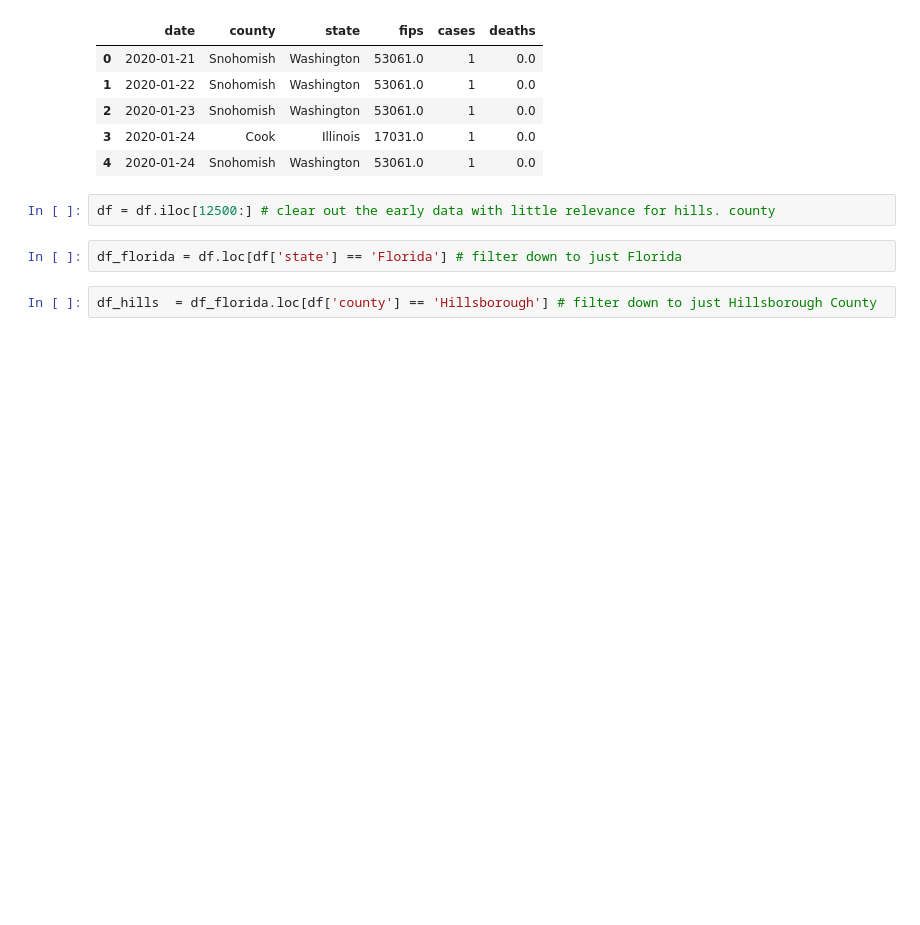
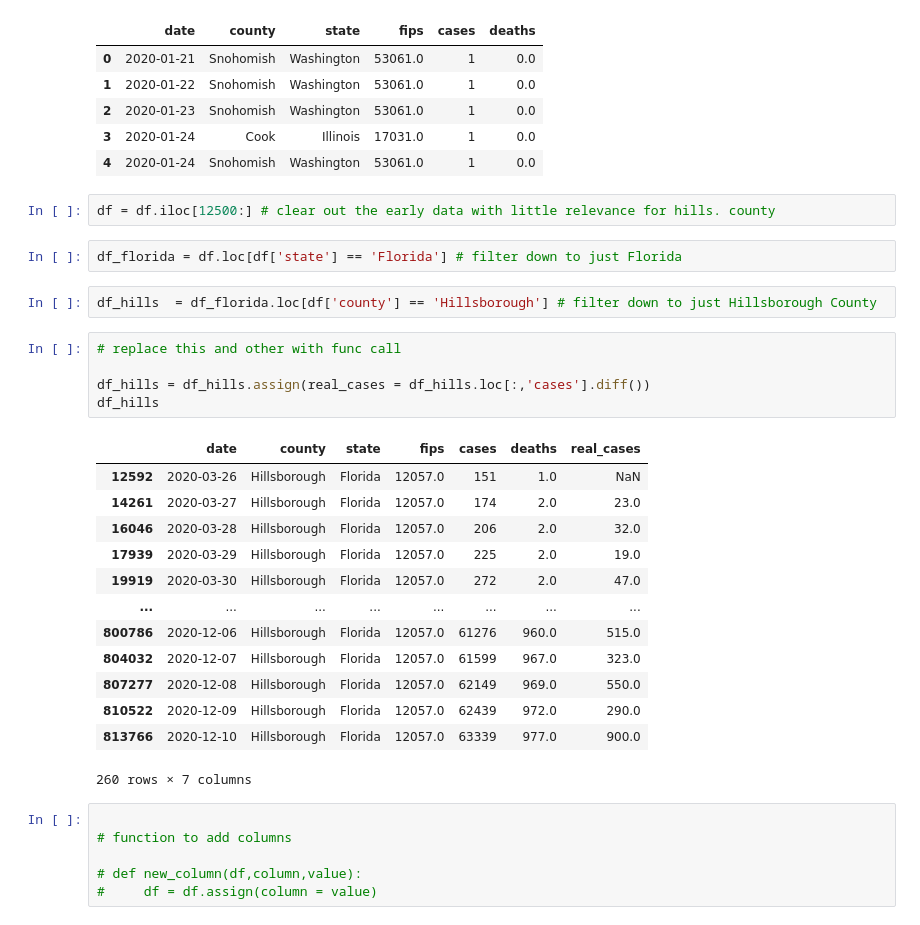
Before and after one commit to jaminotte/hillsborough_covid_odds, a Jupyter notebook: Hills County Covid Density.ipynb, the cells around one changed output. Drawn from its saved outputs; the diff is of its cells as text; blank space fills up the shorter version.

```diff
--- a/Hills County Covid Density.ipynb
+++ b/Hills County Covid Density.ipynb
@@ -23,3 +24,28 @@ df = df.iloc[12500:] # clear out the early data with little relevance for hills.
 df_florida = df.loc[df['state'] == 'Florida'] # filter down to just Florida
 # %%
 df_hills  = df_florida.loc[df['county'] == 'Hillsborough'] # filter down to just Hillsborough County
+# %%
+# replace this and other with func call
+
+df_hills = df_hills.assign(real_cases = df_hills.loc[:,'cases'].diff())
+df_hills
+# %% [output]
+|  | date | county | state | fips | cases | deaths | real_cases |
+| 12592 | 2020-03-26 | Hillsborough | Florida | 12057.0 | 151 | 1.0 | NaN |
+| 14261 | 2020-03-27 | Hillsborough | Florida | 12057.0 | 174 | 2.0 | 23.0 |
+| 16046 | 2020-03-28 | Hillsborough | Florida | 12057.0 | 206 | 2.0 | 32.0 |
+| 17939 | 2020-03-29 | Hillsborough | Florida | 12057.0 | 225 | 2.0 | 19.0 |
+| 19919 | 2020-03-30 | Hillsborough | Florida | 12057.0 | 272 | 2.0 | 47.0 |
+| ... | ... | ... | ... | ... | ... | ... | ... |
+| 800786 | 2020-12-06 | Hillsborough | Florida | 12057.0 | 61276 | 960.0 | 515.0 |
+| 804032 | 2020-12-07 | Hillsborough | Florida | 12057.0 | 61599 | 967.0 | 323.0 |
+| 807277 | 2020-12-08 | Hillsborough | Florida | 12057.0 | 62149 | 969.0 | 550.0 |
+| 810522 | 2020-12-09 | Hillsborough | Florida | 12057.0 | 62439 | 972.0 | 290.0 |
+| 813766 | 2020-12-10 | Hillsborough | Florida | 12057.0 | 63339 | 977.0 | 900.0 |
+260 rows × 7 columns
+# %%
+
+# function to add columns
+
+# def new_column(df,column,value):
+#     df = df.assign(column = value)
```
Also changed, not shown: parts of 17 cells of this notebook.
